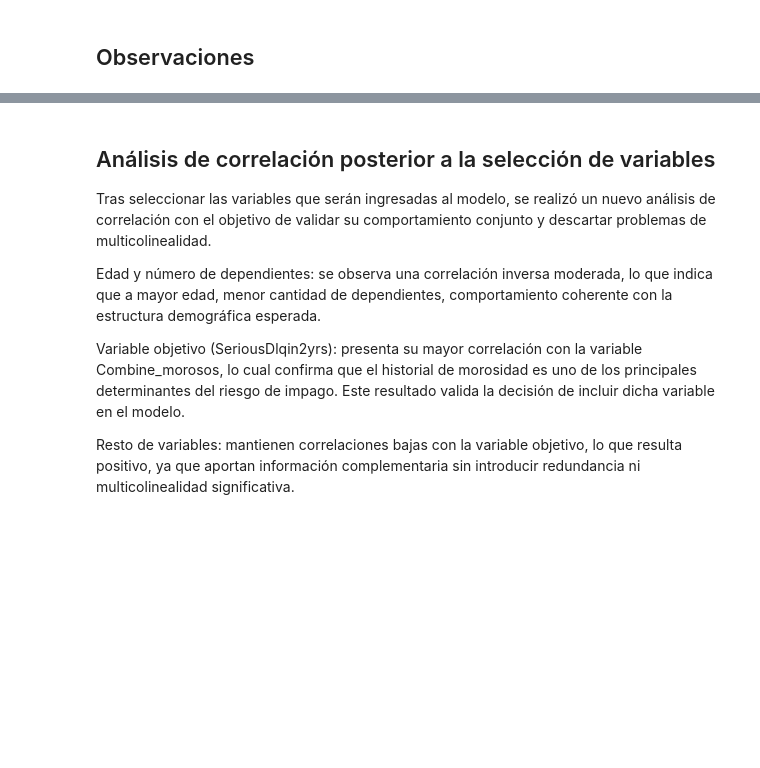
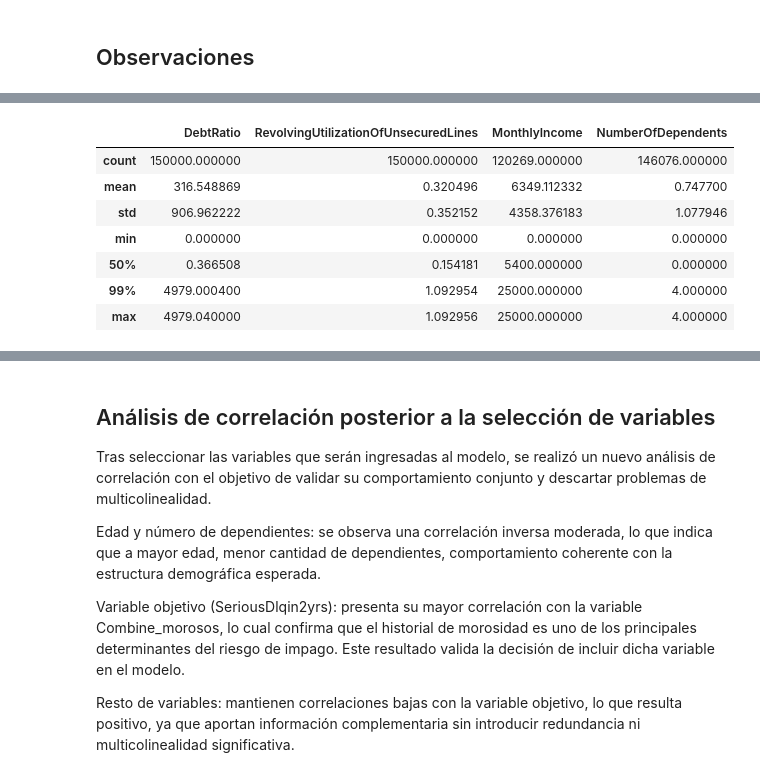
Before and after one commit to THEWACHER1103/analisis_crediticio, a Jupyter notebook: Analisis_crediticio.ipynb, the cells around one changed output, grey strips where cells are left out. Cells and saved outputs as stored; diff of their text form; code cells hidden in the pictures; blank space fills up the shorter version.

```diff
--- a/Analisis_crediticio.ipynb
+++ b/Analisis_crediticio.ipynb
@@ -386,0 +393,21 @@ plt.show()
+# %%
+features = [
+    'DebtRatio',
+    'RevolvingUtilizationOfUnsecuredLines',
+    'MonthlyIncome',
+    'NumberOfDependents'
+]
+
+for col in features:
+    upper_limit = df_model[col].quantile(0.99)
+    df_model.loc[:, col] = df_model[col].clip(upper=upper_limit)
+df_model[features].describe(percentiles=[0.99])
+# %% [output]
+|  | DebtRatio | RevolvingUtilizationOfUnsecuredLines | MonthlyIncome | NumberOfDependents |
+| count | 150000.000000 | 150000.000000 | 120269.000000 | 146076.000000 |
+| mean | 316.548869 | 0.320496 | 6349.112332 | 0.747700 |
+| std | 906.962222 | 0.352152 | 4358.376183 | 1.077946 |
+| min | 0.000000 | 0.000000 | 0.000000 | 0.000000 |
+| 50% | 0.366508 | 0.154181 | 5400.000000 | 0.000000 |
+| 99% | 4979.000400 | 1.092954 | 25000.000000 | 4.000000 |
+| max | 4979.040000 | 1.092956 | 25000.000000 | 4.000000 |
```
Also changed, not shown: parts of 23 cells of this notebook.
